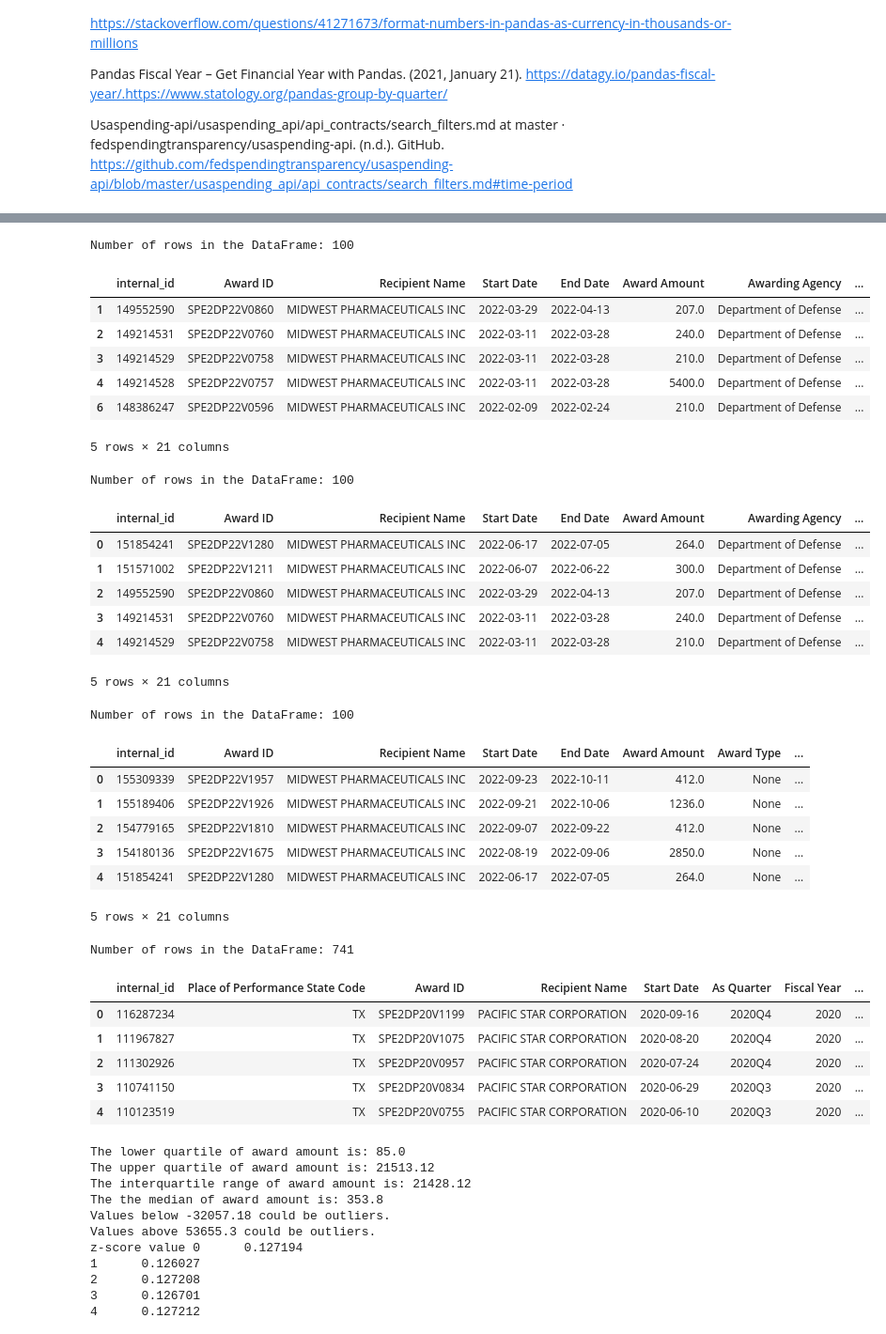
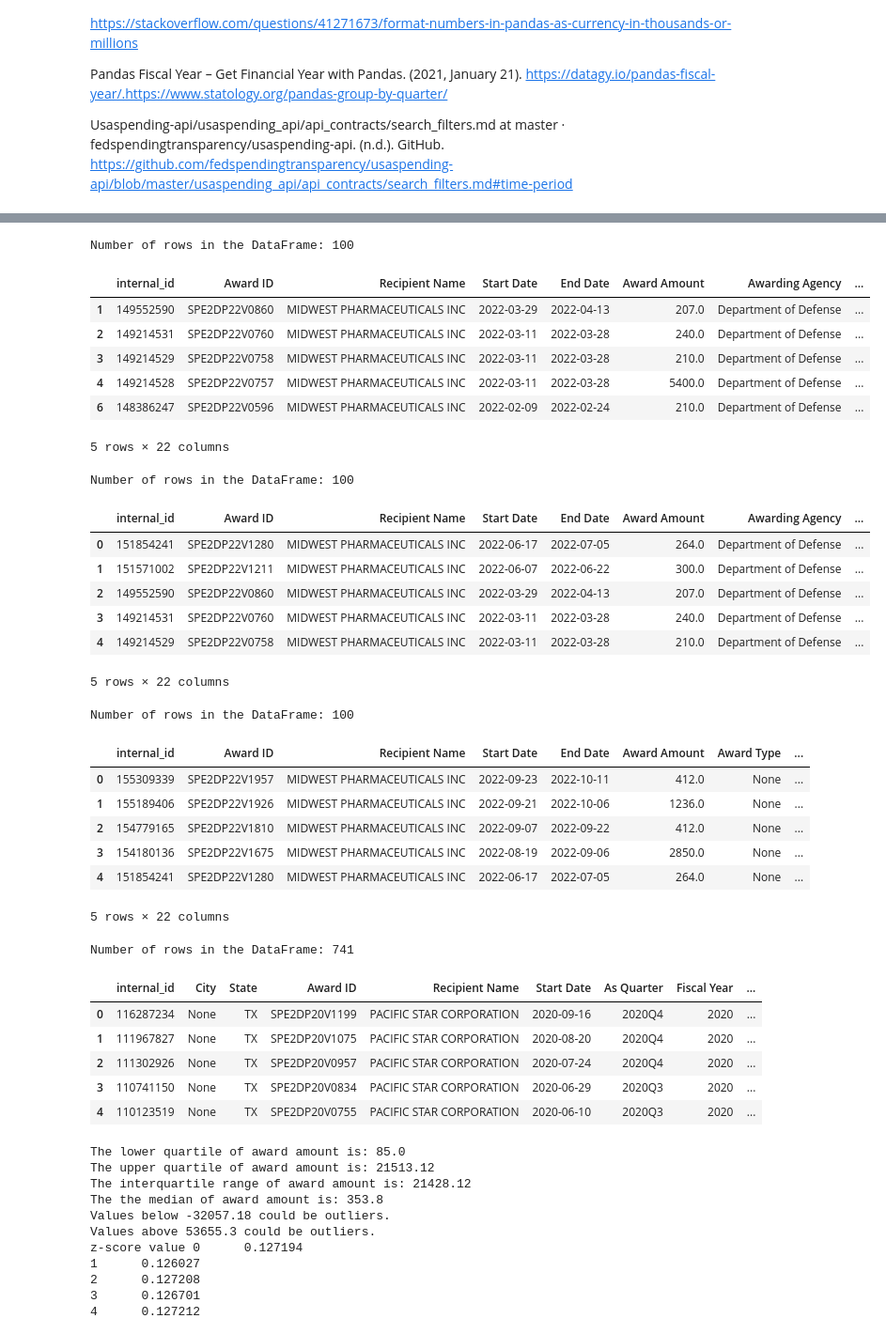
Before and after one commit to MoussaED/Project-1-repo, a Jupyter notebook: Post_Results_v3.ipynb, the cells around one changed output, grey strips where cells are left out. Shown: that part at 94% size. Cells and saved outputs as stored; diff of their text form; code cells hidden in the pictures.

```diff
--- a/Post_Results_v3.ipynb
+++ b/Post_Results_v3.ipynb
@@ -577,8 +527,5 @@ Number of rows in the DataFrame: 100
 # %%
 #pull data using post.request based on identified filters and fields as outlined in https://github.com/fedspendingtransparency/usaspending-api/blob/master/usaspending_api/api_contracts/search_filters.md#time-period
-#create dataframe, and additional columns to capture fiscal year and quarter.
-#filter out anomolies for fiscal year that is above 2021
-#filter out award amounts that are equal to zero
 url = "https://api.usaspending.gov"
 endpoint = "/api/v2/search/spending_by_award/"
 data = {"limit": 100,
@@ -605,28 +552,25 @@ data = {"limit": 100,
 			"Funding Sub Agency",
 			"COVID-19 Outlays",
 			"COVID-19 Obligations",
+            "Place of Performance City Code",
             "Place of Performance State Code",
             "Description"]
 
 		}
-
+#create the post request to send/retrieve data
 r = requests.post(f"{url}{endpoint}", json=data)
 json=r.json()
-json.keys()
-#json['results']
-#json['detail']
-#json['message']
+#create dataframe
 FY22Q2_df=pd.DataFrame(json['results'])
-#df[["Start Date", "End Date"]] = df[["Start Date", "End Date"]].apply(pd.to_datetime)
+#add columns to capture Fiscal Year information & filter out award values that are less than zero/award contracts not in FY22
 print(f"Number of rows in the DataFrame: {len(FY22Q2_df)}")
 FY22Q2_df['Start Date'] = pd.to_datetime(FY22Q2_df['Start Date'])
 FY22Q2_df['As Quarter'] = FY22Q2_df['Start Date'].dt.to_period('Q-SEP')
 FY22Q2_df['Fiscal Year'] =FY22Q2_df['As Quarter'].dt.qyear
 FY22Q2_df = FY22Q2_df[FY22Q2_df['Award Amount'] > 0]
 FY22Q2_df = FY22Q2_df[FY22Q2_df['Fiscal Year'] == 2022]
+# Display the data table for preview
 FY22Q2_df.head(5)
-#pprint(data)
-#pprint(r.text)
 # %% [output]
 Number of rows in the DataFrame: 100
 |  | internal_id | Award ID | Recipient Name | Start Date | End Date | Award Amount | Awarding Agency | ... |
@@ -635,12 +579,9 @@ Number of rows in the DataFrame: 100
 | 3 | 149214529 | SPE2DP22V0758 | MIDWEST PHARMACEUTICALS INC | 2022-03-11 | 2022-03-28 | 210.0 | Department of Defense | ... |
 | 4 | 149214528 | SPE2DP22V0757 | MIDWEST PHARMACEUTICALS INC | 2022-03-11 | 2022-03-28 | 5400.0 | Department of Defense | ... |
 | 6 | 148386247 | SPE2DP22V0596 | MIDWEST PHARMACEUTICALS INC | 2022-02-09 | 2022-02-24 | 210.0 | Department of Defense | ... |
-5 rows × 21 columns
+5 rows × 22 columns
 # %%
 #pull data using post.request based on identified filters and fields as outlined in https://github.com/fedspendingtransparency/usaspending-api/blob/master/usaspending_api/api_contracts/search_filters.md#time-period
-#create dataframe, and additional columns to capture fiscal year and quarter.
-#filter out anomolies for fiscal year that is above 2021
-#filter out award amounts that are equal to zero
 url = "https://api.usaspending.gov"
 endpoint = "/api/v2/search/spending_by_award/"
 data = {"limit": 100,
@@ -667,28 +608,25 @@ data = {"limit": 100,
 			"Funding Sub Agency",
 			"COVID-19 Outlays",
 			"COVID-19 Obligations",
+            "Place of Performance City Code",
             "Place of Performance State Code",
             "Description"]
 
 		}
-
+#create the post request to send/retrieve data
 r = requests.post(f"{url}{endpoint}", json=data)
 json=r.json()
-json.keys()
-#json['results']
-#json['detail']
-#json['message']
+#create dataframe
 FY22Q3_df=pd.DataFrame(json['results'])
-#df[["Start Date", "End Date"]] = df[["Start Date", "End Date"]].apply(pd.to_datetime)
+#add columns to capture Fiscal Year information & filter out award values that are less than zero/award contracts not in FY22
 print(f"Number of rows in the DataFrame: {len(FY22Q3_df)}")
 FY22Q3_df['Start Date'] = pd.to_datetime(FY22Q3_df['Start Date'])
 FY22Q3_df['As Quarter'] = FY22Q3_df['Start Date'].dt.to_period('Q-SEP')
 FY22Q3_df['Fiscal Year'] =FY22Q3_df['As Quarter'].dt.qyear
 FY22Q3_df = FY22Q3_df[FY22Q3_df['Award Amount'] > 0]
 FY22Q3_df = FY22Q3_df[FY22Q3_df['Fiscal Year'] == 2022]
+#display the data table for preview
 FY22Q3_df.head(5)
-#pprint(data)
-#pprint(r.text)
 # %% [output]
 Number of rows in the DataFrame: 100
 |  | internal_id | Award ID | Recipient Name | Start Date | End Date | Award Amount | Awarding Agency | ... |
@@ -697,12 +635,9 @@ Number of rows in the DataFrame: 100
 | 2 | 149552590 | SPE2DP22V0860 | MIDWEST PHARMACEUTICALS INC | 2022-03-29 | 2022-04-13 | 207.0 | Department of Defense | ... |
 | 3 | 149214531 | SPE2DP22V0760 | MIDWEST PHARMACEUTICALS INC | 2022-03-11 | 2022-03-28 | 240.0 | Department of Defense | ... |
 | 4 | 149214529 | SPE2DP22V0758 | MIDWEST PHARMACEUTICALS INC | 2022-03-11 | 2022-03-28 | 210.0 | Department of Defense | ... |
-5 rows × 21 columns
+5 rows × 22 columns
 # %%
 #pull data using post.request based on identified filters and fields as outlined in https://github.com/fedspendingtransparency/usaspending-api/blob/master/usaspending_api/api_contracts/search_filters.md#time-period
-#create dataframe, and additional columns to capture fiscal year and quarter.
-#filter out anomolies for fiscal year that is above 2021
-#filter out award amounts that are equal to zero
 url = "https://api.usaspending.gov"
 endpoint = "/api/v2/search/spending_by_award/"
 data = {"limit": 100,
@@ -729,28 +664,25 @@ data = {"limit": 100,
 			"Funding Sub Agency",
 			"COVID-19 Outlays",
 			"COVID-19 Obligations",
+            "Place of Performance City Code",
             "Place of Performance State Code",
             "Description"]
 
 		}
-
+#create the post request to send/retrieve data
 r = requests.post(f"{url}{endpoint}", json=data)
 json=r.json()
-json.keys()
-#json['results']
-#json['detail']
-#json['message']
+#create dataframe
 FY22Q4_df=pd.DataFrame(json['results'])
-#df[["Start Date", "End Date"]] = df[["Start Date", "End Date"]].apply(pd.to_datetime)
+#add columns to capture Fiscal Year information & filter out award values that are less than zero/award contracts not in FY22
 print(f"Number of rows in the DataFrame: {len(FY22Q4_df)}")
 FY22Q4_df['Start Date'] = pd.to_datetime(FY22Q4_df['Start Date'])
 FY22Q4_df['As Quarter'] = FY22Q4_df['Start Date'].dt.to_period('Q-SEP')
 FY22Q4_df['Fiscal Year'] =FY22Q4_df['As Quarter'].dt.qyear
 FY22Q4_df = FY22Q4_df[FY22Q4_df['Award Amount'] > 0]
 FY22Q4_df = FY22Q4_df[FY22Q4_df['Fiscal Year'] == 2022]
+#display the data table for preview
 FY22Q4_df.head(5)
-#pprint(data)
-#pprint(r.text)
 # %% [output]
 Number of rows in the DataFrame: 100
 |  | internal_id | Award ID | Recipient Name | Start Date | End Date | Award Amount | Award Type | ... |
@@ -759,31 +691,28 @@ Number of rows in the DataFrame: 100
 | 2 | 154779165 | SPE2DP22V1810 | MIDWEST PHARMACEUTICALS INC | 2022-09-07 | 2022-09-22 | 412.0 | None | ... |
 | 3 | 154180136 | SPE2DP22V1675 | MIDWEST PHARMACEUTICALS INC | 2022-08-19 | 2022-09-06 | 2850.0 | None | ... |
 | 4 | 151854241 | SPE2DP22V1280 | MIDWEST PHARMACEUTICALS INC | 2022-06-17 | 2022-07-05 | 264.0 | None | ... |
-5 rows × 21 columns
+5 rows × 22 columns
 # %%
 #Merge all dataframes from each FY into one dateframe
-#Add ($) millions Award Amount column
 big_df = pd.concat([FY20Q1_df,FY20Q2_df,FY20Q3_df,FY20Q4_df,FY21Q1_df,FY21Q2_df,FY21Q3_df,FY21Q4_df,FY22Q1_df,FY22Q2_df,FY22Q3_df,FY22Q4_df], ignore_index=True)
-#big_df = big_df[big_df['Award Amount'] > 0]
-#big_df = big_df[big_df['Fiscal Year'] > 2019]
-#big_df = big_df[big_df['Fiscal Year'] < 2023]
+#drop duplicate rows from merged dataframe
 big_df.drop_duplicates()
-#big_df['Award Amount'] = ['{:,.8f}'.format(x) for x in big_df['Award Amount']/1000000]
+#create new data table with column order and column title changes
 print(f"Number of rows in the DataFrame: {len(big_df)}")
-big_df.rename(columns = {'Award Amount':'($) millions Award Amount'}, inplace = True)
-big_df = big_df[['internal_id', 'Place of Performance State Code','Award ID', 'Recipient Name', 'Start Date', 'As Quarter','Fiscal Year', 'End Date',
+big_df.rename(columns = {'Award Amount':'($) millions Award Amount', 'Place of Performance City Code':'City','Place of Performance State Code':'State'}, inplace = True)
+big_df = big_df[['internal_id', 'City', 'State','Award ID', 'Recipient Name', 'Start Date', 'As Quarter','Fiscal Year', 'End Date',
                  '($) millions Award Amount', 'Description','Awarding Agency', 'Awarding Sub Agency',
        'Contract Award Type', 'Funding Agency', 'Funding Sub Agency',
        'COVID-19 Outlays', 'COVID-19 Obligations', 'awarding_agency_id', 'agency_slug'
        ]]
+#display the data table for preview
 big_df.head(5)
-#big_df['Start Year'].dtypes
 # %% [output]
 Number of rows in the DataFrame: 741
-|  | internal_id | Place of Performance State Code | Award ID | Recipient Name | Start Date | As Quarter | Fiscal Year | ... |
-| 0 | 116287234 | TX | SPE2DP20V1199 | PACIFIC STAR CORPORATION | 2020-09-16 | 2020Q4 | 2020 | ... |
-| 1 | 111967827 | TX | SPE2DP20V1075 | PACIFIC STAR CORPORATION | 2020-08-20 | 2020Q4 | 2020 | ... |
-| 2 | 111302926 | TX | SPE2DP20V0957 | PACIFIC STAR CORPORATION | 2020-07-24 | 2020Q4 | 2020 | ... |
-| 3 | 110741150 | TX | SPE2DP20V0834 | PACIFIC STAR CORPORATION | 2020-06-29 | 2020Q3 | 2020 | ... |
-| 4 | 110123519 | TX | SPE2DP20V0755 | PACIFIC STAR CORPORATION | 2020-06-10 | 2020Q3 | 2020 | ... |
+|  | internal_id | City | State | Award ID | Recipient Name | Start Date | As Quarter | Fiscal Year | ... |
+| 0 | 116287234 | None | TX | SPE2DP20V1199 | PACIFIC STAR CORPORATION | 2020-09-16 | 2020Q4 | 2020 | ... |
+| 1 | 111967827 | None | TX | SPE2DP20V1075 | PACIFIC STAR CORPORATION | 2020-08-20 | 2020Q4 | 2020 | ... |
+| 2 | 111302926 | None | TX | SPE2DP20V0957 | PACIFIC STAR CORPORATION | 2020-07-24 | 2020Q4 | 2020 | ... |
+| 3 | 110741150 | None | TX | SPE2DP20V0834 | PACIFIC STAR CORPORATION | 2020-06-29 | 2020Q3 | 2020 | ... |
+| 4 | 110123519 | None | TX | SPE2DP20V0755 | PACIFIC STAR CORPORATION | 2020-06-10 | 2020Q3 | 2020 | ... |
 # %%
```
Also changed, not shown: parts of 21 cells of this notebook.
